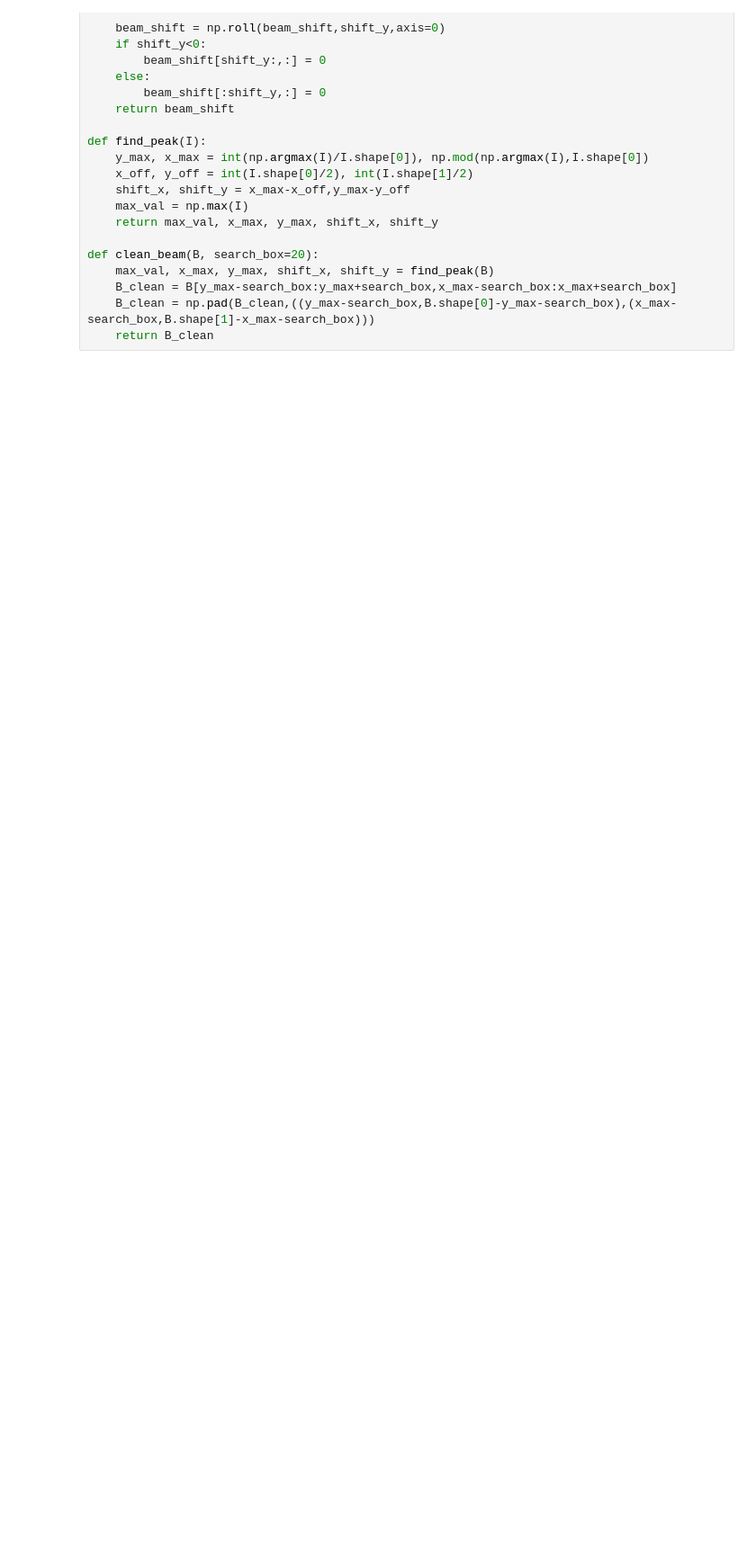
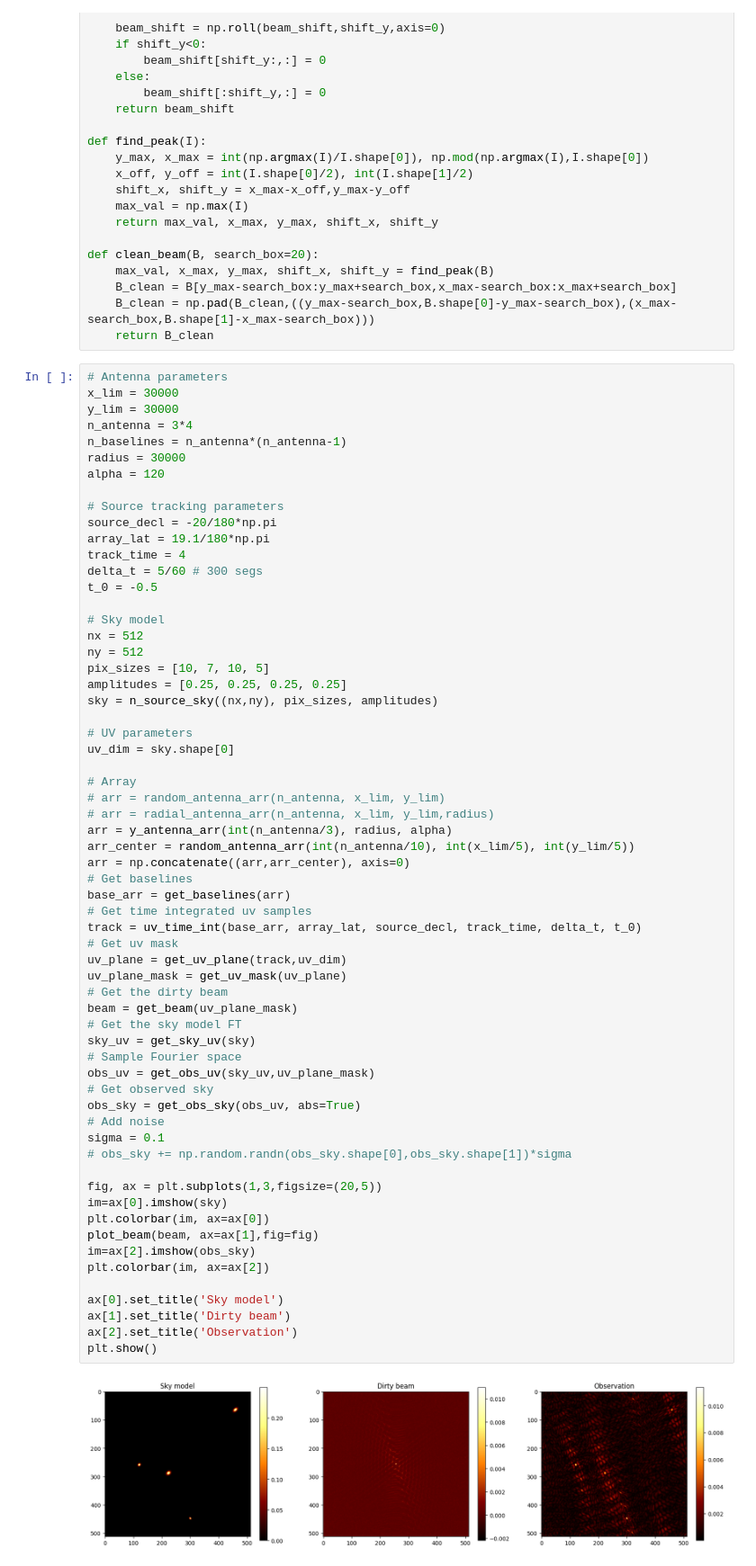
Before and after one commit to CentofantiEze/array-opt, a Jupyter notebook: notebooks/clean.ipynb, the cells around one changed output. Shown at 90% size. Drawn from its saved outputs; the diff is of its cells as text; blank space fills up the shorter version.

Commit message:
Update to use generated sky models.

```diff
--- a/notebooks/clean.ipynb
+++ b/notebooks/clean.ipynb
@@ -102,5 +38,69 @@ def clean_beam(B, search_box=20):
     B_clean = B[y_max-search_box:y_max+search_box,x_max-search_box:x_max+search_box]
     B_clean = np.pad(B_clean,((y_max-search_box,B.shape[0]-y_max-search_box),(x_max-search_box,B.shape[1]-x_max-search_box)))
     return B_clean
+# %%
+# Antenna parameters
+x_lim = 30000
+y_lim = 30000
+n_antenna = 3*4
+n_baselines = n_antenna*(n_antenna-1)
+radius = 30000
+alpha = 120
+
+# Source tracking parameters
+source_decl = -20/180*np.pi
+array_lat = 19.1/180*np.pi
+track_time = 4
+delta_t = 5/60 # 300 segs
+t_0 = -0.5
+
+# Sky model
+nx = 512
+ny = 512
+pix_sizes = [10, 7, 10, 5]
+amplitudes = [0.25, 0.25, 0.25, 0.25]
+sky = n_source_sky((nx,ny), pix_sizes, amplitudes)
+
+# UV parameters
+uv_dim = sky.shape[0]
+
+# Array
+# arr = random_antenna_arr(n_antenna, x_lim, y_lim)
+# arr = radial_antenna_arr(n_antenna, x_lim, y_lim,radius)
+arr = y_antenna_arr(int(n_antenna/3), radius, alpha)
+arr_center = random_antenna_arr(int(n_antenna/10), int(x_lim/5), int(y_lim/5))
+arr = np.concatenate((arr,arr_center), axis=0)
+# Get baselines
+base_arr = get_baselines(arr)
+# Get time integrated uv samples
+track = uv_time_int(base_arr, array_lat, source_decl, track_time, delta_t, t_0)
+# Get uv mask
+uv_plane = get_uv_plane(track,uv_dim)
+uv_plane_mask = get_uv_mask(uv_plane)
+# Get the dirty beam
+beam = get_beam(uv_plane_mask)
+# Get the sky model FT
+sky_uv = get_sky_uv(sky)
+# Sample Fourier space
+obs_uv = get_obs_uv(sky_uv,uv_plane_mask)
+# Get observed sky
+obs_sky = get_obs_sky(obs_uv, abs=True)
+# Add noise
+sigma = 0.1
+# obs_sky += np.random.randn(obs_sky.shape[0],obs_sky.shape[1])*sigma
+
+fig, ax = plt.subplots(1,3,figsize=(20,5))
+im=ax[0].imshow(sky)
+plt.colorbar(im, ax=ax[0])
+plot_beam(beam, ax=ax[1],fig=fig)
+im=ax[2].imshow(obs_sky)
+plt.colorbar(im, ax=ax[2])
+
+ax[0].set_title('Sky model')
+ax[1].set_title('Dirty beam')
+ax[2].set_title('Observation')
+plt.show()
+# %% [output]
+[figure, new version]
 # %%
 # Clean hyperparams
```
Also changed, not shown: parts of 6 cells of this notebook, 2 other files.
